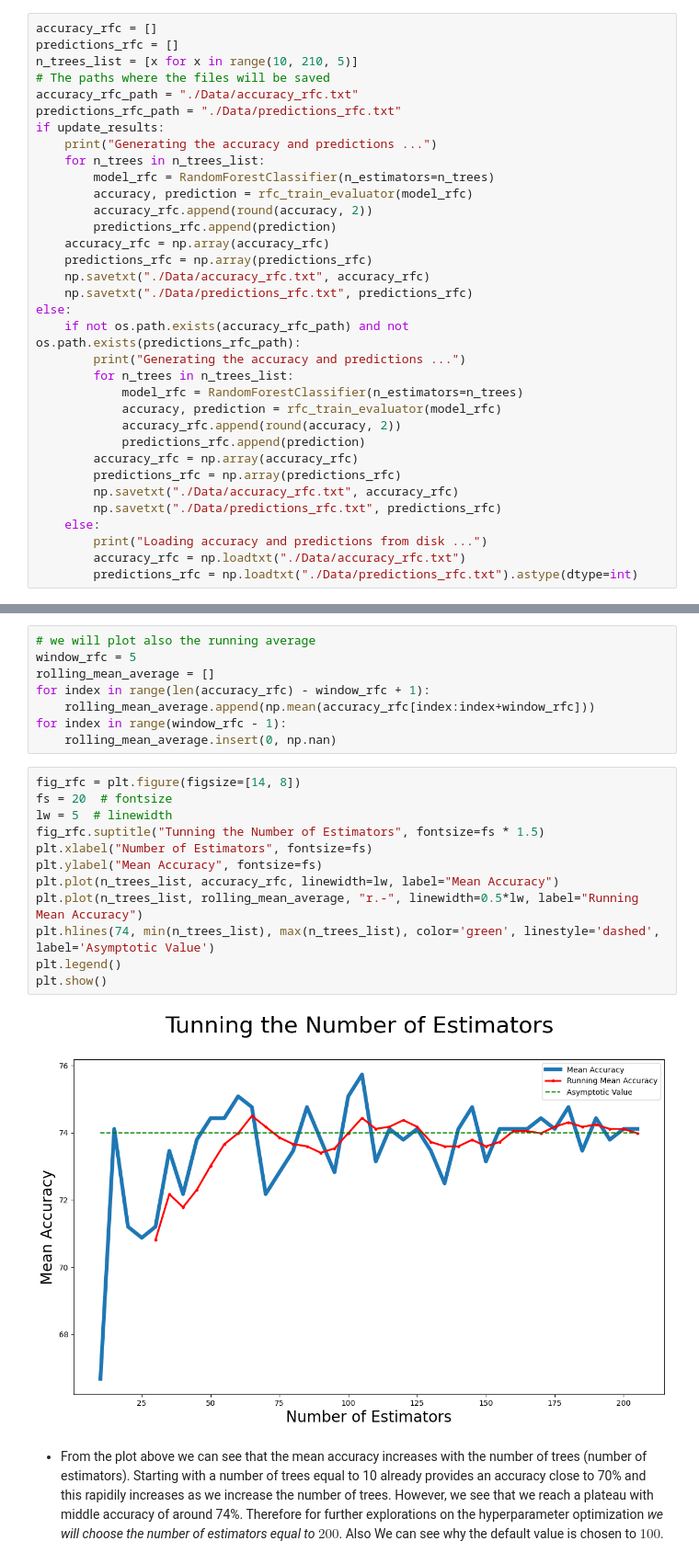
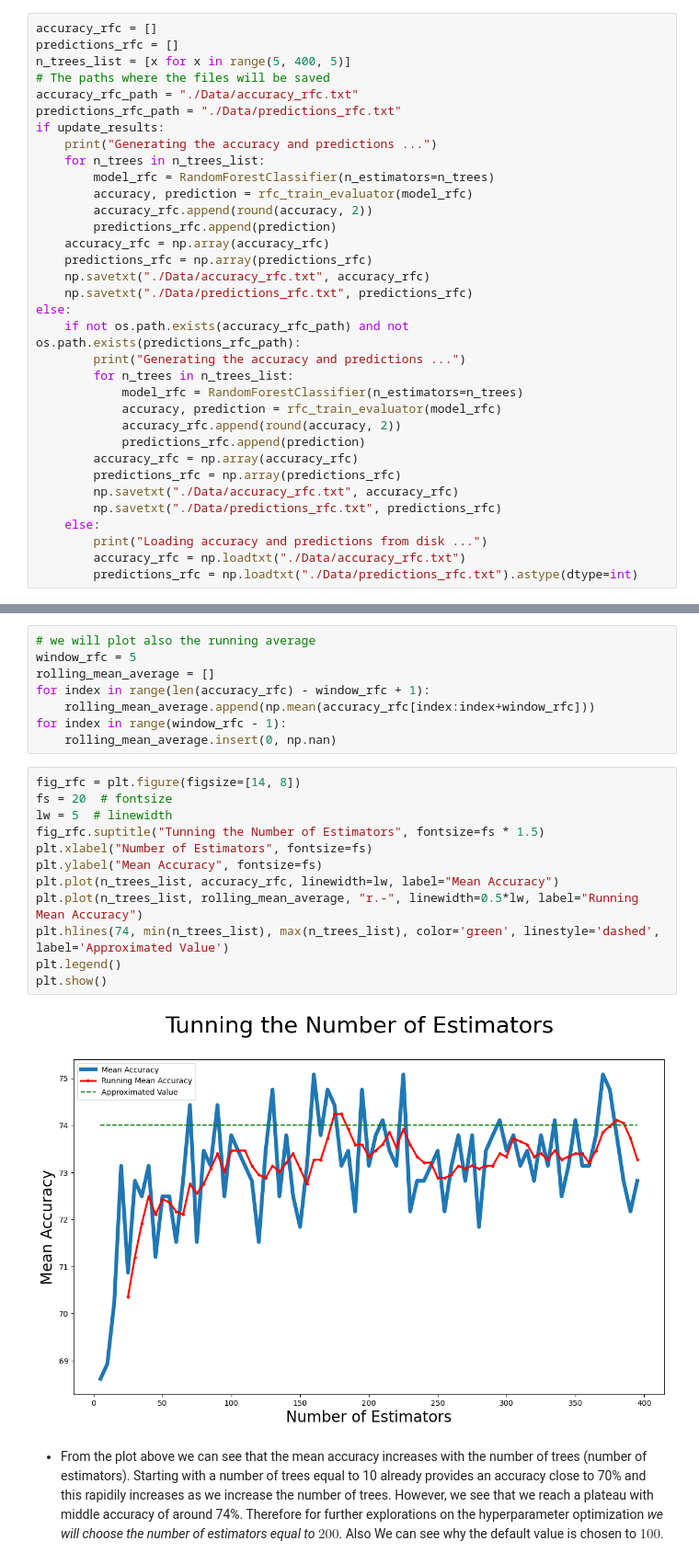
Before and after one commit to Alfredo-Vargas/ai4im, a Jupyter notebook: data/simulated/ai4im-fea.ipynb, the cells around one changed output, grey strips where cells are left out. Shown at 92% size. Cells and saved outputs as stored; diff of their text form.

```diff
--- a/data/simulated/ai4im-fea.ipynb
+++ b/data/simulated/ai4im-fea.ipynb
@@ -271,7 +272,7 @@ def rfc_train_evaluator(model_rfc) -> tuple:
 # %%
 accuracy_rfc = []
 predictions_rfc = []
-n_trees_list = [x for x in range(10, 210, 5)]
+n_trees_list = [x for x in range(5, 400, 5)]
 # The paths where the files will be saved
 accuracy_rfc_path = "./Data/accuracy_rfc.txt"
 predictions_rfc_path = "./Data/predictions_rfc.txt"
@@ -317,17 +318,17 @@ for index in range(window_rfc - 1):
 # %%
 fig_rfc = plt.figure(figsize=[14, 8])
 fs = 20  # fontsize
 lw = 5  # linewidth
 fig_rfc.suptitle("Tunning the Number of Estimators", fontsize=fs * 1.5)
 plt.xlabel("Number of Estimators", fontsize=fs)
 plt.ylabel("Mean Accuracy", fontsize=fs)
 plt.plot(n_trees_list, accuracy_rfc, linewidth=lw, label="Mean Accuracy")
 plt.plot(n_trees_list, rolling_mean_average, "r.-", linewidth=0.5*lw, label="Running Mean Accuracy")
-plt.hlines(74, min(n_trees_list), max(n_trees_list), color='green', linestyle='dashed', label='Asymptotic Value')
+plt.hlines(74, min(n_trees_list), max(n_trees_list), color='green', linestyle='dashed', label='Approximated Value')
 plt.legend()
 plt.show()
 # %% [output]
-[figure, old version]
+[figure, new version]
 # %% [markdown]
 - From the plot above we can see that the mean accuracy increases with the number of trees (number of estimators). Starting with a number of trees equal to 10 already provides an accuracy close to 70% and this rapidily increases as we increase the number of trees. However, we see that we reach a plateau with middle accuracy of around 74%. Therefore for further explorations on the hyperparameter optimization _we will choose the number of estimators equal to $200$_. Also We can see why the default value is chosen to $100$.
 # %% [markdown]
```
Also changed, not shown: parts of 25 cells of this notebook.
